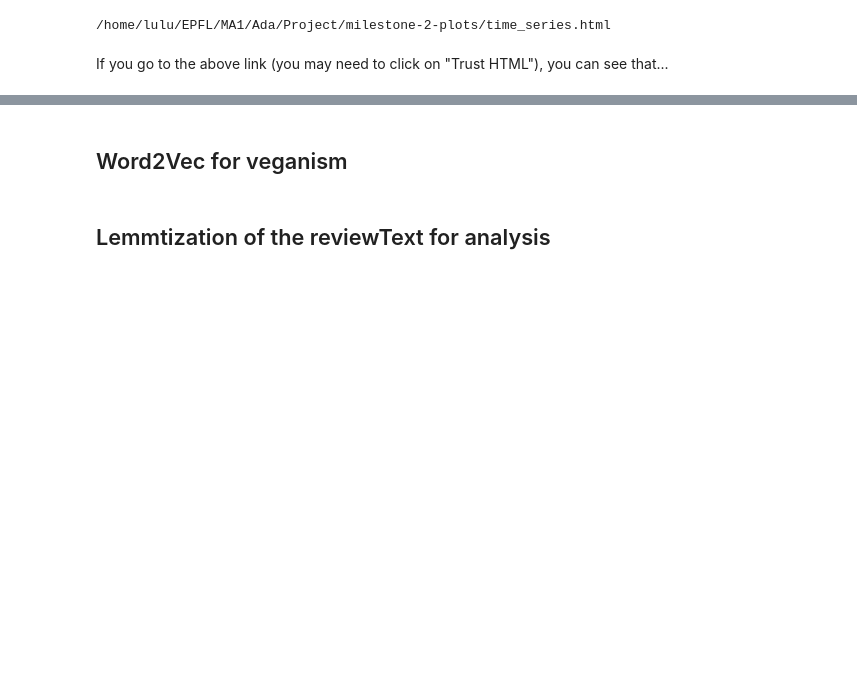
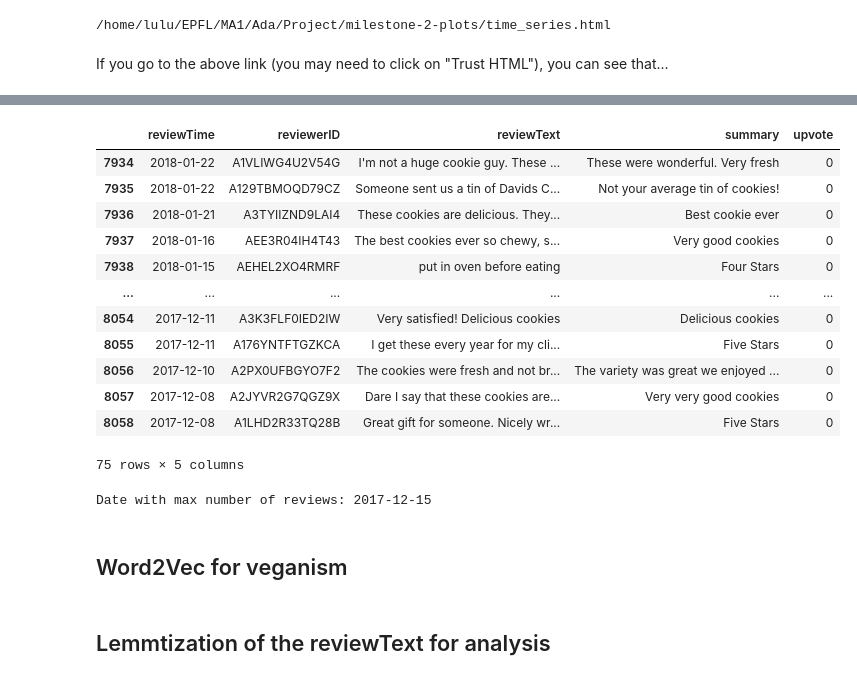
Before and after one commit to JulesssG/ADA-project, a Jupyter notebook: milestone_2.ipynb, the cells around one changed output, grey strips where cells are left out. Cells and saved outputs as stored; diff of their text form; code cells hidden in the pictures; blank space fills up the shorter version.

```diff
--- a/milestone_2.ipynb
+++ b/milestone_2.ipynb
@@ -312,3 +344,27 @@ If you go to the above link (you may need to click on "Trust HTML"), you can see
+# %%
+reviews_cookie = reviews[["reviewTime", "reviewerID", "reviewText", "summary", "upvote"]]\
+                        [(reviews["asin"] == id2) &\
+                         (reviews["reviewTime"] >= pd.to_datetime("2017-12-08")) &\
+                         (reviews["reviewTime"] <= pd.to_datetime("2018-01-22"))]
+
+display(reviews_cookie)
+date_with_max_reviews = reviews_cookie.groupby("reviewTime").agg("size").idxmax()
+print(f"Date with max number of reviews: {date_with_max_reviews.date()}")
+# %% [output]
+|  | reviewTime | reviewerID | reviewText | summary | upvote |
+| 7934 | 2018-01-22 | A1VLIWG4U2V54G | I'm not a huge cookie guy. These ... | These were wonderful. Very fresh | 0 |
+| 7935 | 2018-01-22 | A129TBMOQD79CZ | Someone sent us a tin of Davids C... | Not your average tin of cookies! | 0 |
+| 7936 | 2018-01-21 | A3TYIIZND9LAI4 | These cookies are delicious. They... | Best cookie ever | 0 |
+| 7937 | 2018-01-16 | AEE3R04IH4T43 | The best cookies ever so chewy, s... | Very good cookies | 0 |
+| 7938 | 2018-01-15 | AEHEL2XO4RMRF | put in oven before eating | Four Stars | 0 |
+| ... | ... | ... | ... | ... | ... |
+| 8054 | 2017-12-11 | A3K3FLF0IED2IW | Very satisfied! Delicious cookies | Delicious cookies | 0 |
+| 8055 | 2017-12-11 | A176YNTFTGZKCA | I get these every year for my cli... | Five Stars | 0 |
+| 8056 | 2017-12-10 | A2PX0UFBGYO7F2 | The cookies were fresh and not br... | The variety was great we enjoyed ... | 0 |
+| 8057 | 2017-12-08 | A2JYVR2G7QGZ9X | Dare I say that these cookies are... | Very very good cookies | 0 |
+| 8058 | 2017-12-08 | A1LHD2R33TQ28B | Great gift for someone. Nicely wr... | Five Stars | 0 |
+75 rows × 5 columns
+Date with max number of reviews: 2017-12-15
 # %% [markdown]
 ## Word2Vec for veganism
 # %%
```
Also changed, not shown: parts of 2 cells of this notebook.
